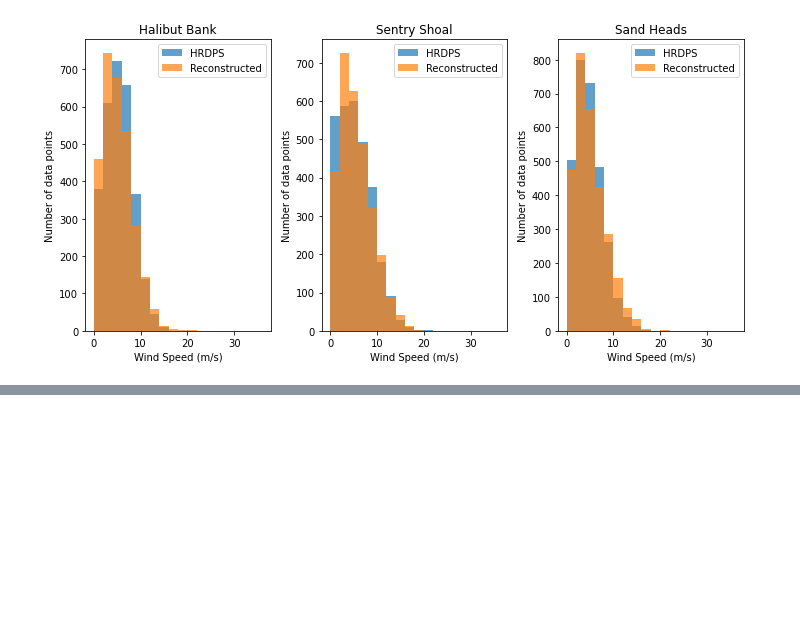
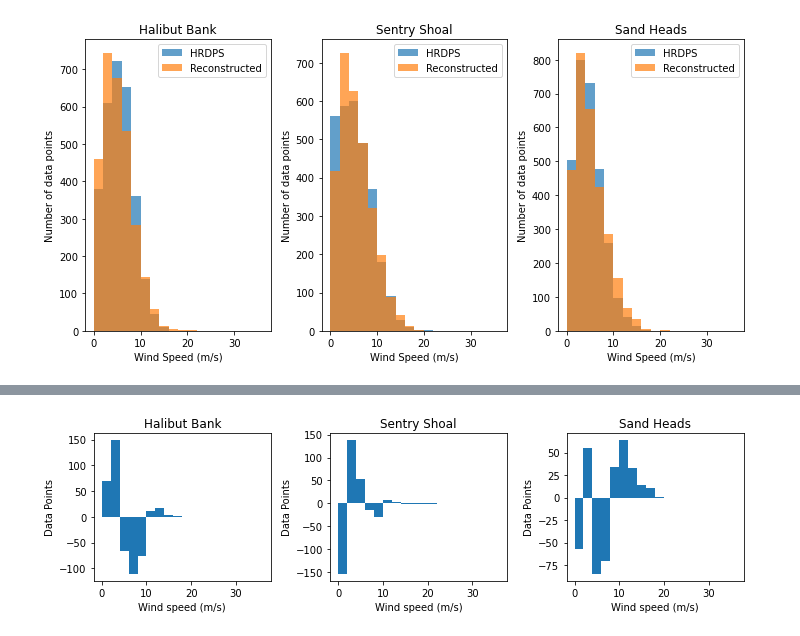
Before and after one commit to UBC-MOAD/analysis-armaan, a Jupyter notebook: notebooks/predictingWinds.ipynb, the cells around one changed output, grey strips where cells are left out. Saved outputs shown, nothing was run; the diff lists cells and outputs as text; code cells hidden in the pictures; blank space fills up the shorter version.

```diff
--- a/notebooks/predictingWinds.ipynb
+++ b/notebooks/predictingWinds.ipynb
@@ -417,0 +346,29 @@ plt.tight_layout()
+# %%
+a1 = np.histogram(np.sqrt(HB_u**2 + HB_v**2), bins = nums)
+b1 = np.histogram(np.sqrt(u_data_rec[:,142,139]**2 + v_data_rec[:,142,139]**2), bins = nums)
+
+a2 = np.histogram(np.sqrt(SS_u**2 + SS_v**2), bins = nums)
+b2 = np.histogram(np.sqrt(u_data_rec[:,174,107]**2 + v_data_rec[:,174,107]**2), bins = nums)
+
+a3 = np.histogram(np.sqrt(SH_u**2 + SH_v**2), bins = nums)
+b3 = np.histogram(np.sqrt(u_data_rec[:,129,149]**2 + v_data_rec[:,129,149]**2) , bins = nums)
+
+# calc middle of bin and width of bin
+axes = [(a1[1][x]+a1[1][x+1])/2 for x in range(len(a1[1])-1)]
+w = a1[1][1]
+##plot differences
+fig, ax = plt.subplots(1, 3, figsize = (10, 3))
+
+ax[0].bar(axes, b1[0] - a1[0], width=w, label="Reconstruct - HRDPS 2008")
+ax[0].set_title("Halibut Bank")
+ax[1].bar(axes, b2[0] - a2[0], width=w, label="Reconstruct - HRDPS 2008")
+ax[1].set_title("Sentry Shoal")
+ax[2].bar(axes, b3[0] - a3[0], width=w, label="Reconstruct - HRDPS 2008")
+ax[2].set_title("Sand Heads")
+
+for i in range(3):
+    ax[i].set_xlabel("Wind speed (m/s)")
+    ax[i].set_ylabel("Data Points")
+plt.tight_layout()
+# %% [output]
+[figure, added]
```
Also changed, not shown: parts of 5 cells of this notebook, 1 other file.
